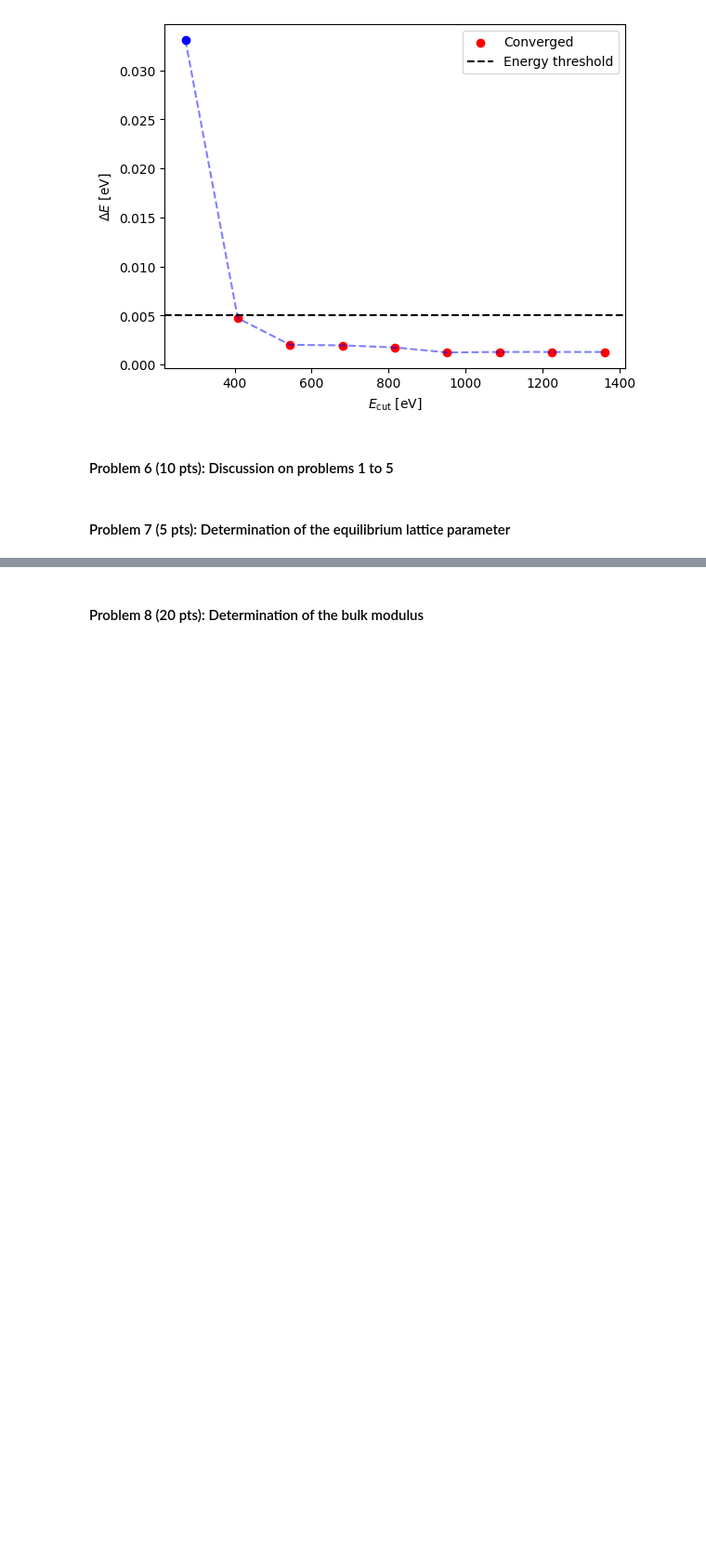
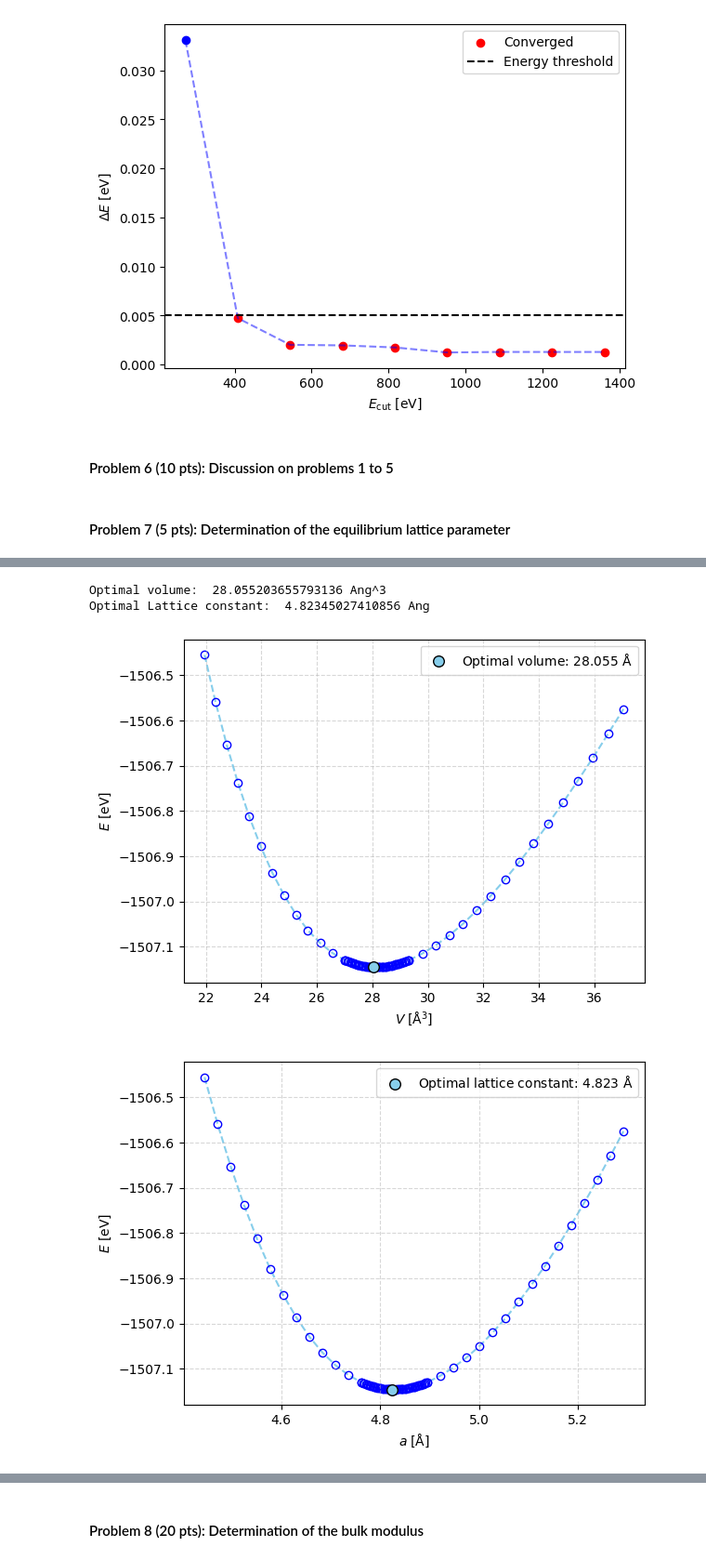
Before and after one commit to sylvainshan/MSE-468-Atomisitc-and-Quantum-Simulations-of-Materials, a Jupyter notebook: lab2/analysis.ipynb, the cells around one changed output, grey strips where cells are left out. Shown at 93% size. Saved outputs shown, nothing was run; the diff lists cells and outputs as text; code cells hidden in the pictures; blank space fills up the shorter version.

Commit message:
Update Problem 7

```diff
--- a/lab2/analysis.ipynb
+++ b/lab2/analysis.ipynb
@@ -385,0 +396,18 @@ plt.show()
+# %%
+filepath = "Problem7/simulations/energies.dat"
+
+def extract_energies_a_vary(filepath):
+    with open(filepath, "r") as f:
+        data = f.read()
+    pattern = r"a=(\d+\.\d+).*?total energy\s*=\s*(-?\d+\.\d+)"
+    matches = re.findall(pattern, data)
+    df = pd.DataFrame(matches, columns=["a [Bohr]", "E [Ry]"])
+    df = df.astype({"a [Bohr]": float, "E [Ry]": float})
+    df = df.sort_values(by="a [Bohr]").reset_index(drop=True)
+    df["E [eV]"] = df["E [Ry]"] * Ry
+    df["a [Ang]"] = df["a [Bohr]"] * Bohr
+    df["V [Ang^3]"] = df["a [Ang]"] ** 3 / 4 # Volume of the primitive cell
+    return df
+
+df = extract_energies_a_vary(filepath)
+df.head()
@@ -385,0 +421,31 @@ plt.show()
+# %%
+min_energy = df["E [eV]"].min()
+min_energy_index = df["E [eV]"].idxmin()
+optimal_volume = df["V [Ang^3]"].iloc[min_energy_index]
+optimal_lattice_constant = df["a [Ang]"].iloc[min_energy_index]
+
+print("Optimal volume: ", optimal_volume, "Ang^3")
+print("Optimal Lattice constant: ", df["a [Ang]"].iloc[min_energy_index], "Ang")
+
+plt.plot(df["V [Ang^3]"][8:-20], df["E [eV]"][8:-20], marker="o", color="skyblue", markerfacecolor="None", markersize=6,linestyle="--", markeredgecolor="blue", zorder=1)
+plt.scatter(optimal_volume, min_energy, marker="o", color="skyblue", label=rf"Optimal volume: {optimal_volume:.3f} $\rm \AA$",
+             zorder=2, s=70, edgecolors="black")
+plt.xlabel(r"$V \; [\rm \AA^3]$")
+plt.ylabel(r"$E$ [eV]")
+plt.grid(True, which="both", linestyle="--", alpha=0.5)
+plt.legend()
+plt.show()
+
+plt.plot(df["a [Ang]"][8:-20], df["E [eV]"][8:-20], marker="o", color="skyblue", markerfacecolor="None", markersize=6,linestyle="--", markeredgecolor="blue", zorder=1)
+plt.scatter(optimal_lattice_constant, min_energy, marker="o", color="skyblue", label=rf"Optimal lattice constant: {optimal_lattice_constant:.3f} $\rm \AA$",
+            zorder=2, s=70, edgecolors="black")
+plt.xlabel(r"$a \; [\rm \AA]$")
+plt.ylabel(r"$E$ [eV]")
+plt.grid(True, which="both", linestyle="--", alpha=0.5)
+plt.legend()
+plt.show()
+# %% [output]
+Optimal volume:  28.055203655793136 Ang^3
+Optimal Lattice constant:  4.82345027410856 Ang
+[figure, added]
+[figure, added]
```
Also changed, not shown: parts of 13 cells of this notebook, 6 other files.
